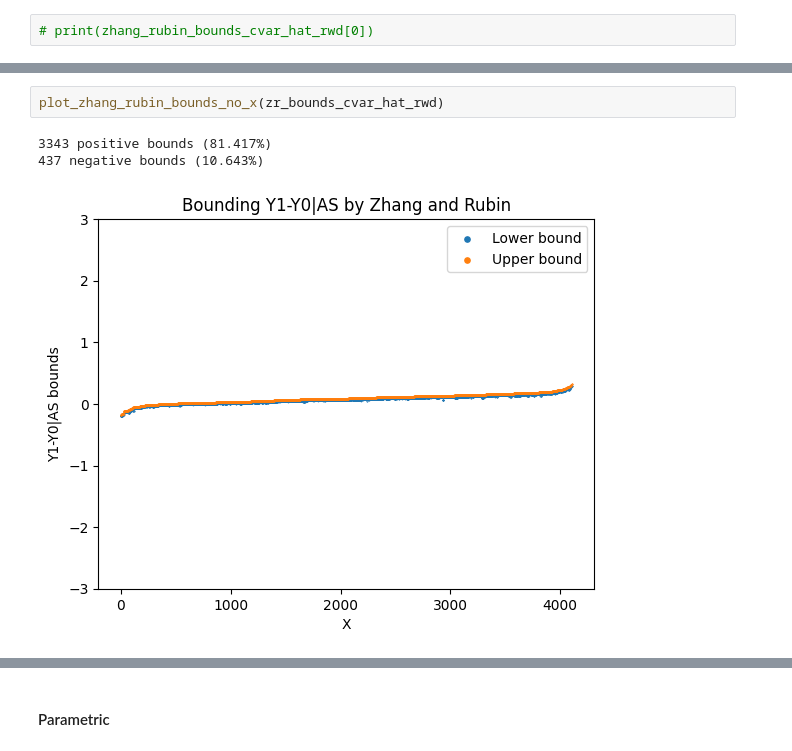
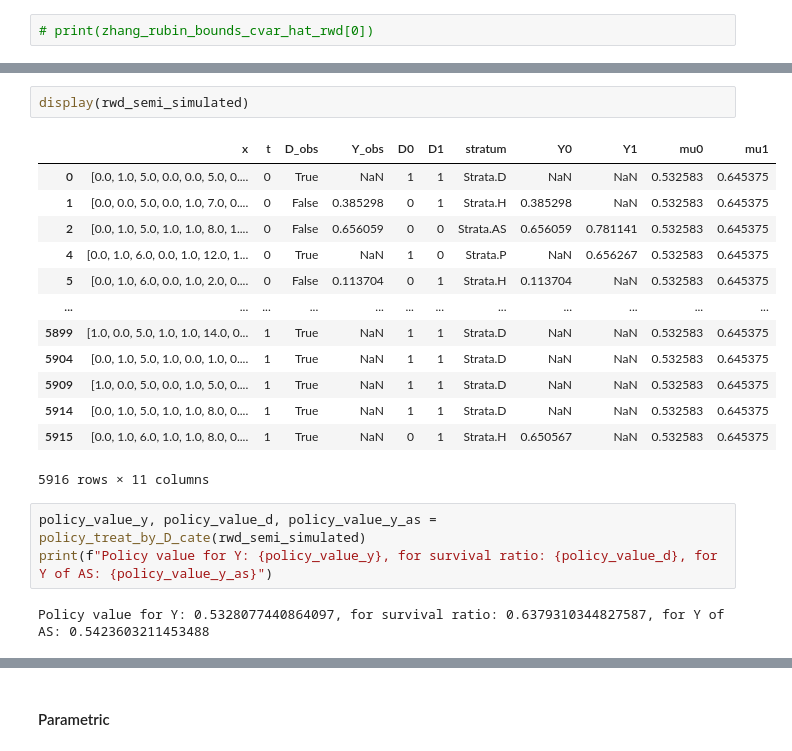
Before and after one commit to HadarRosenwald/competing_risks_simulation, a Jupyter notebook: competing_risks_simulation.ipynb, the cells around one changed output, grey strips where cells are left out. Cells and saved outputs as stored; diff of their text form.

Commit message:
Adding policies and policies values

```diff
--- a/competing_risks_simulation.ipynb
+++ b/competing_risks_simulation.ipynb
@@ -169,6 +179,21 @@ zr_bounds_cvar_hat_rwd = plot_zhang_rubin_bounds_on_survivors(df_for_cvar_hat_rw
-# %%
-plot_zhang_rubin_bounds_no_x(zr_bounds_cvar_hat_rwd)
-# %% [output]
-3343 positive bounds (81.417%)
-437 negative bounds (10.643%)
-[figure, removed]
+# %%
+display(rwd_semi_simulated)
+# %% [output]
+|  | x | t | D_obs | Y_obs | D0 | D1 | stratum | Y0 | Y1 | mu0 | mu1 |
+| 0 | [0.0, 1.0, 5.0, 0.0, 0.0, 5.0, 0.... | 0 | True | NaN | 1 | 1 | Strata.D | NaN | NaN | 0.532583 | 0.645375 |
+| 1 | [0.0, 0.0, 5.0, 0.0, 1.0, 7.0, 0.... | 0 | False | 0.385298 | 0 | 1 | Strata.H | 0.385298 | NaN | 0.532583 | 0.645375 |
+| 2 | [0.0, 1.0, 5.0, 1.0, 1.0, 8.0, 1.... | 0 | False | 0.656059 | 0 | 0 | Strata.AS | 0.656059 | 0.781141 | 0.532583 | 0.645375 |
+| 4 | [0.0, 1.0, 6.0, 0.0, 1.0, 12.0, 1... | 0 | True | NaN | 1 | 0 | Strata.P | NaN | 0.656267 | 0.532583 | 0.645375 |
+| 5 | [0.0, 1.0, 6.0, 0.0, 1.0, 2.0, 0.... | 0 | False | 0.113704 | 0 | 1 | Strata.H | 0.113704 | NaN | 0.532583 | 0.645375 |
+| ... | ... | ... | ... | ... | ... | ... | ... | ... | ... | ... | ... |
+| 5899 | [1.0, 0.0, 5.0, 1.0, 1.0, 14.0, 0... | 1 | True | NaN | 1 | 1 | Strata.D | NaN | NaN | 0.532583 | 0.645375 |
+| 5904 | [0.0, 1.0, 5.0, 1.0, 0.0, 1.0, 0.... | 1 | True | NaN | 1 | 1 | Strata.D | NaN | NaN | 0.532583 | 0.645375 |
+| 5909 | [1.0, 0.0, 5.0, 0.0, 1.0, 5.0, 0.... | 1 | True | NaN | 1 | 1 | Strata.D | NaN | NaN | 0.532583 | 0.645375 |
+| 5914 | [0.0, 1.0, 5.0, 1.0, 1.0, 8.0, 0.... | 1 | True | NaN | 1 | 1 | Strata.D | NaN | NaN | 0.532583 | 0.645375 |
+| 5915 | [0.0, 1.0, 6.0, 1.0, 1.0, 8.0, 0.... | 1 | True | NaN | 0 | 1 | Strata.H | 0.650567 | NaN | 0.532583 | 0.645375 |
+5916 rows × 11 columns
+# %%
+policy_value_y, policy_value_d, policy_value_y_as = policy_treat_by_D_cate(rwd_semi_simulated)
+print(f"Policy value for Y: {policy_value_y}, for survival ratio: {policy_value_d}, for Y of AS: {policy_value_y_as}")
+# %% [output]
+Policy value for Y: 0.5328077440864097, for survival ratio: 0.6379310344827587, for Y of AS: 0.5423603211453488
```
Also changed, not shown: parts of 21 cells of this notebook, 3 other files.
